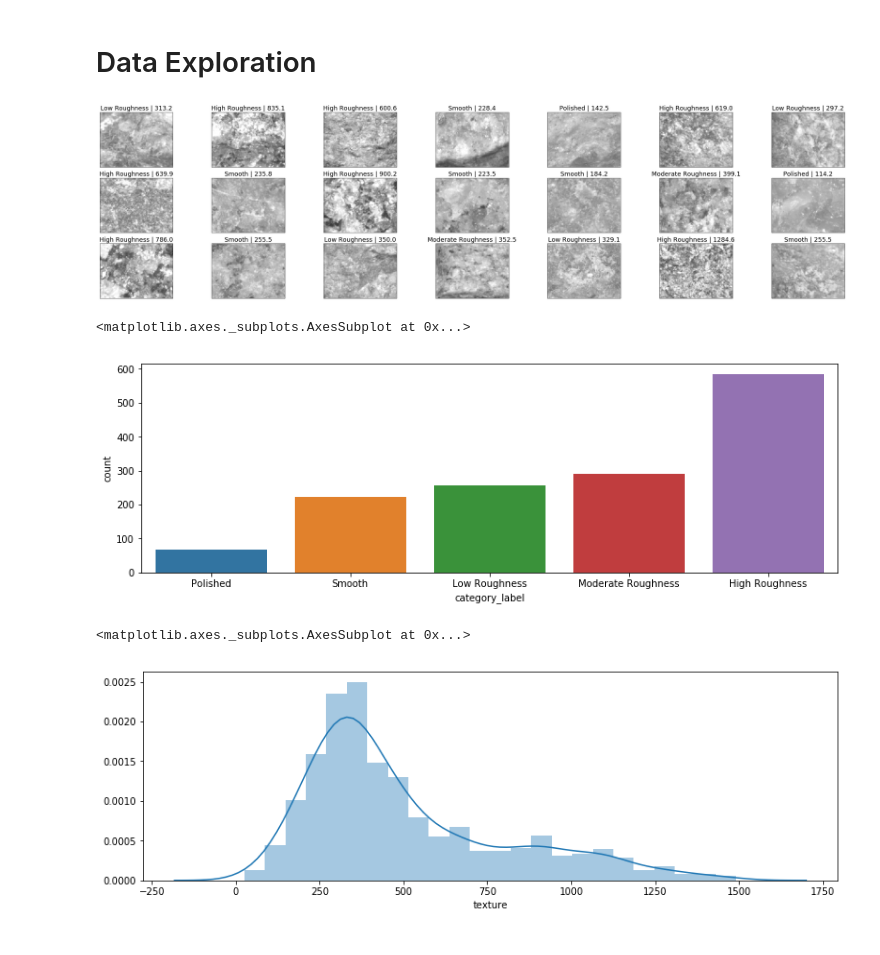
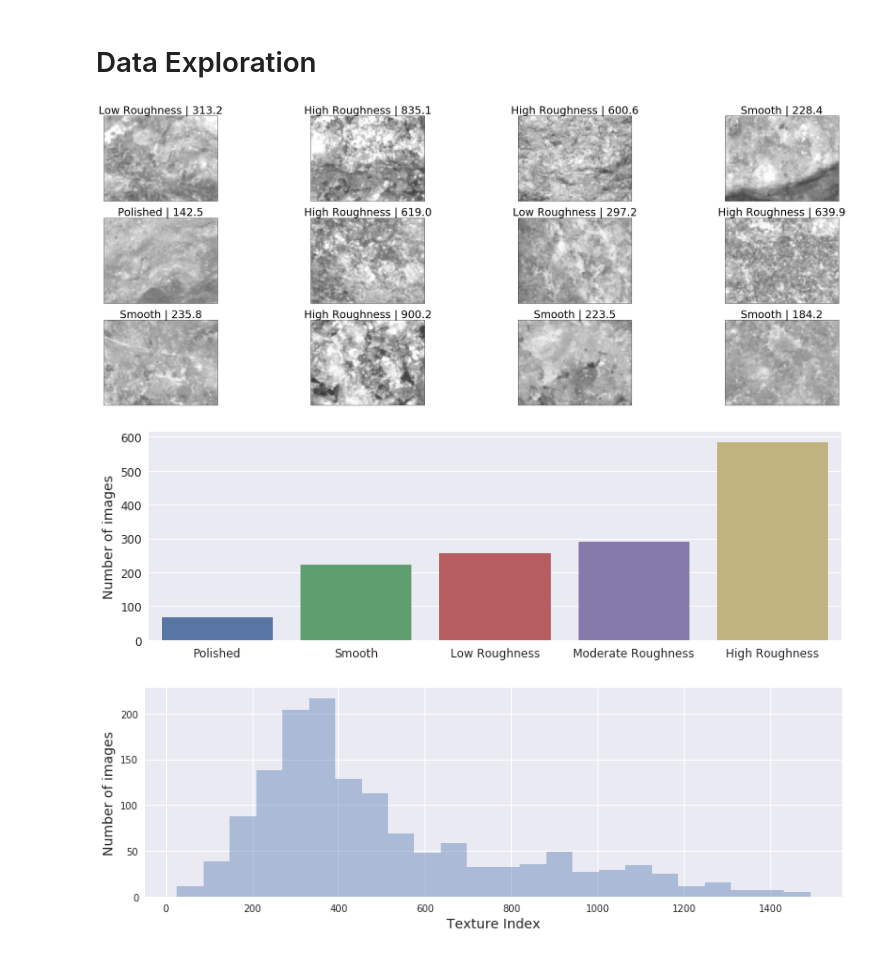
Before and after one commit to davibarreira/gravel_analysis, a Jupyter notebook: DataExploration.ipynb, the cells around one changed output. Drawn from its saved outputs; the diff is of its cells as text; code cells hidden in the pictures.

```diff
--- a/DataExploration.ipynb
+++ b/DataExploration.ipynb
@@ -19,26 +19,32 @@ texture['category_label'] = pd.cut(texture.texture,bins=[-0.01,165,275,350,460,2
 # %%
 # Visualizing the data
 
-fig = plt.figure(figsize=(40,10))
-for i in range(21):
-    ax = fig.add_subplot(3, 7, i + 1, xticks=[], yticks=[])
+fig = plt.figure(figsize=(40,15))
+for i in range(12):
+    ax = fig.add_subplot(3, 4, i + 1, xticks=[], yticks=[])
     ax.imshow((textureimages[i]))
-    ax.set_title("{} | {}".format(texture['category_label'][i],texture['texture'][i]),fontsize=18)
+    ax.set_title("{} | {}".format(texture['category_label'][i],texture['texture'][i]),fontsize=30)
 # %% [output]
-[figure, old version]
+[figure, new version]
 # %%
 # Visualizing the distribution of each category in the dataset
+sns.set(style="darkgrid")
 
 f, ax = plt.subplots(figsize=(13, 4))
-sns.countplot(x='category_label',data=texture)
+plt.tick_params(axis='both', which='major', labelsize=12)
+sns.countplot(x='category_label',data=texture,)
+plt.ylabel('Number of images',size=14)
+plt.xlabel('')
+plt.savefig('Texture Category Distribution.png')
 # %% [output]
-<matplotlib.axes._subplots.AxesSubplot at 0x...>
-[figure, old version]
+[figure, new version]
 # %%
 # Visualizing the distribution of the texture in the dataset
 
 f, ax = plt.subplots(figsize=(13, 4))
-sns.distplot(texture['texture'])
+sns.distplot(texture['texture'],kde=False)
+plt.xlabel("Texture Index",size=14)
+plt.ylabel("Number of images",size=14)
+plt.savefig("Texture Index Histogram.png")
 # %% [output]
-<matplotlib.axes._subplots.AxesSubplot at 0x...>
-[figure, old version]
+[figure, new version]
```
Also changed, not shown: parts of 2 cells of this notebook, 3 other files.
